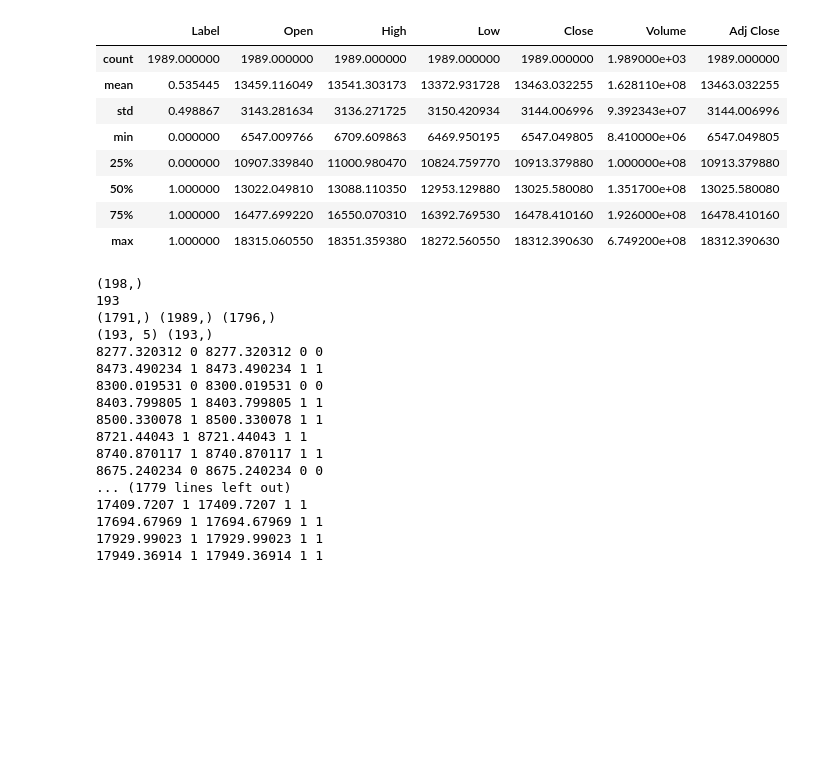
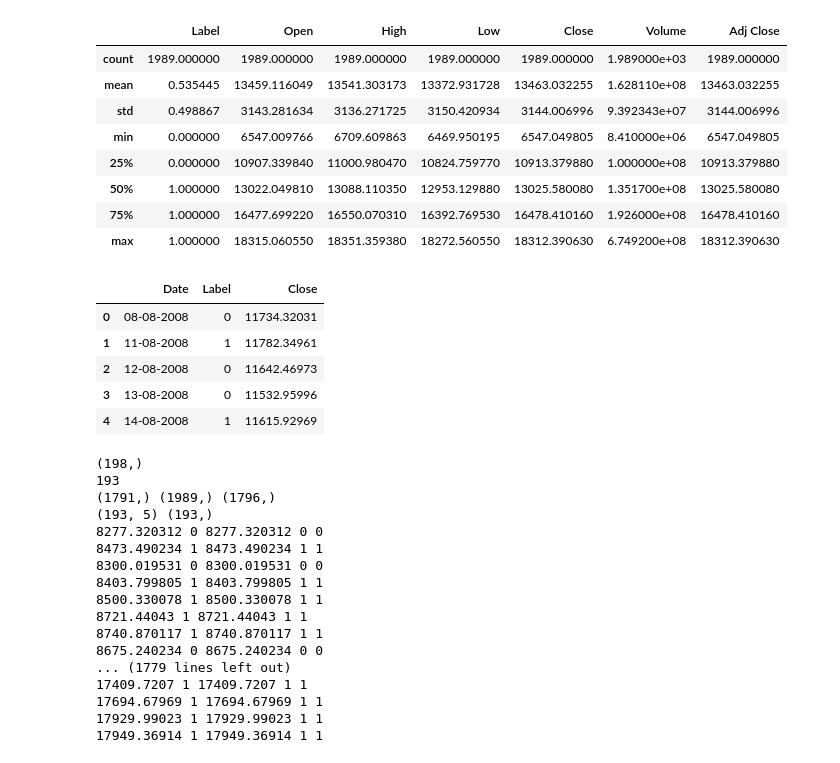
Before and after one commit to anaghlal/bitmap_aibfsi, a Jupyter notebook: code/LinearRegressionAndDeepLearningPredictions.ipynb, the cells around one changed output. Cells and saved outputs as stored; diff of their text form; code cells hidden in the pictures; blank space fills up the shorter version.

```diff
--- a/code/LinearRegressionAndDeepLearningPredictions.ipynb
+++ b/code/LinearRegressionAndDeepLearningPredictions.ipynb
@@ -23,6 +23,15 @@ dfCombined.describe()
 | 50% | 1.000000 | 13022.049810 | 13088.110350 | 12953.129880 | 13025.580080 | 1.351700e+08 | 13025.580080 |
 | 75% | 1.000000 | 16477.699220 | 16550.070310 | 16392.769530 | 16478.410160 | 1.926000e+08 | 16478.410160 |
 | max | 1.000000 | 18315.060550 | 18351.359380 | 18272.560550 | 18312.390630 | 6.749200e+08 | 18312.390630 |
+# %%
+dfCombined[['Date','Label','Close']].head()
+# %% [output]
+|  | Date | Label | Close |
+| 0 | 08-08-2008 | 0 | 11734.32031 |
+| 1 | 11-08-2008 | 1 | 11782.34961 |
+| 2 | 12-08-2008 | 0 | 11642.46973 |
+| 3 | 13-08-2008 | 0 | 11532.95996 |
+| 4 | 14-08-2008 | 1 | 11615.92969 |
 # %%
 def create_dataset(x_in, y_in, window=10 ):
     x = []
```
Also changed, not shown: parts of 10 cells of this notebook, 1 other file.
